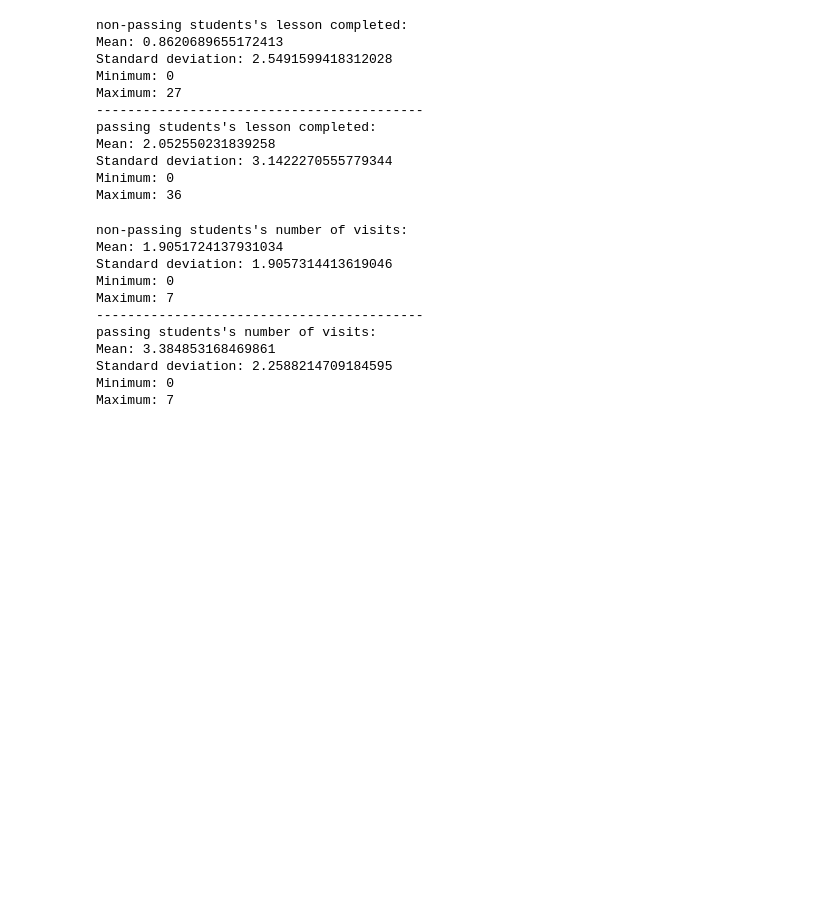
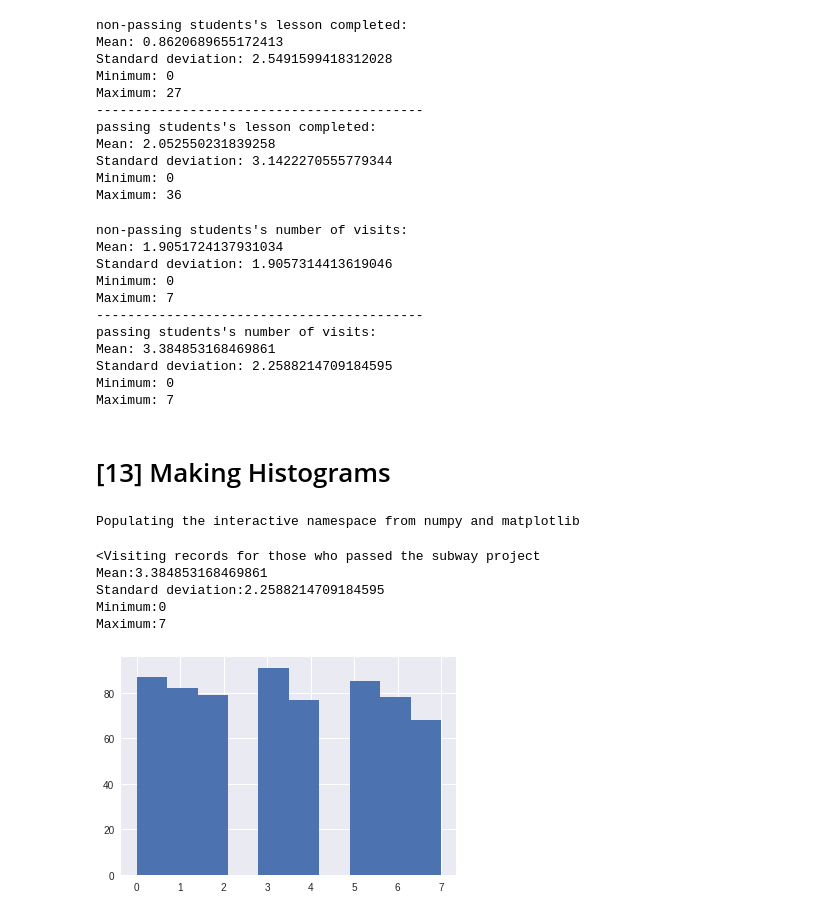
Before and after one commit to JunnieLee/data_science_tutorials, a Jupyter notebook: Intro_to_Data_Analysis_1.ipynb, the cells around one changed output. Drawn from its saved outputs; the diff is of its cells as text; code cells hidden in the pictures; blank space fills up the shorter version.

```diff
--- a/Intro_to_Data_Analysis_1.ipynb
+++ b/Intro_to_Data_Analysis_1.ipynb
@@ -592,3 +592,40 @@ Mean: 3.384853168469861
 Standard deviation: 2.2588214709184595
 Minimum: 0
 Maximum: 7
+# %% [markdown]
+# [13] Making Histograms
+# %%
+## Make histograms of the three metrics we looked at earlier for both
+## students who passed the subway project and students who didn't. You
+## might also want to make histograms of any other metrics you examined.
+
+%pylab inline
+
+# The line %matplotlib inline is specifically for IPython notebook,
+# and causes your plots to appear in your notebook rather than a new window.
+# If you are not using IPython notebook, you should not include this line,
+# and instead you should add the line plt.show() at the bottom to show the plot in a new window.
+
+
+import matplotlib.pyplot as plt
+
+# Summarize the given data
+def describe_data(data):
+  data = list(data)
+  print('Mean:'+ str(np.mean(data)))
+  print('Standard deviation:'+str(np.std(data)))
+  print('Minimum:'+str(np.min(data)))
+  print('Maximum:'+str(np.max(data)))
+  plt.hist(data)
+# %% [output]
+Populating the interactive namespace from numpy and matplotlib
+# %%
+print("<Visiting records for those who passed the subway project")
+describe_data(passing_visits.values())
+# %% [output]
+<Visiting records for those who passed the subway project
+Mean:3.384853168469861
+Standard deviation:2.2588214709184595
+Minimum:0
+Maximum:7
+[figure, added]
```
Also changed, not shown: parts of 3 cells of this notebook.
